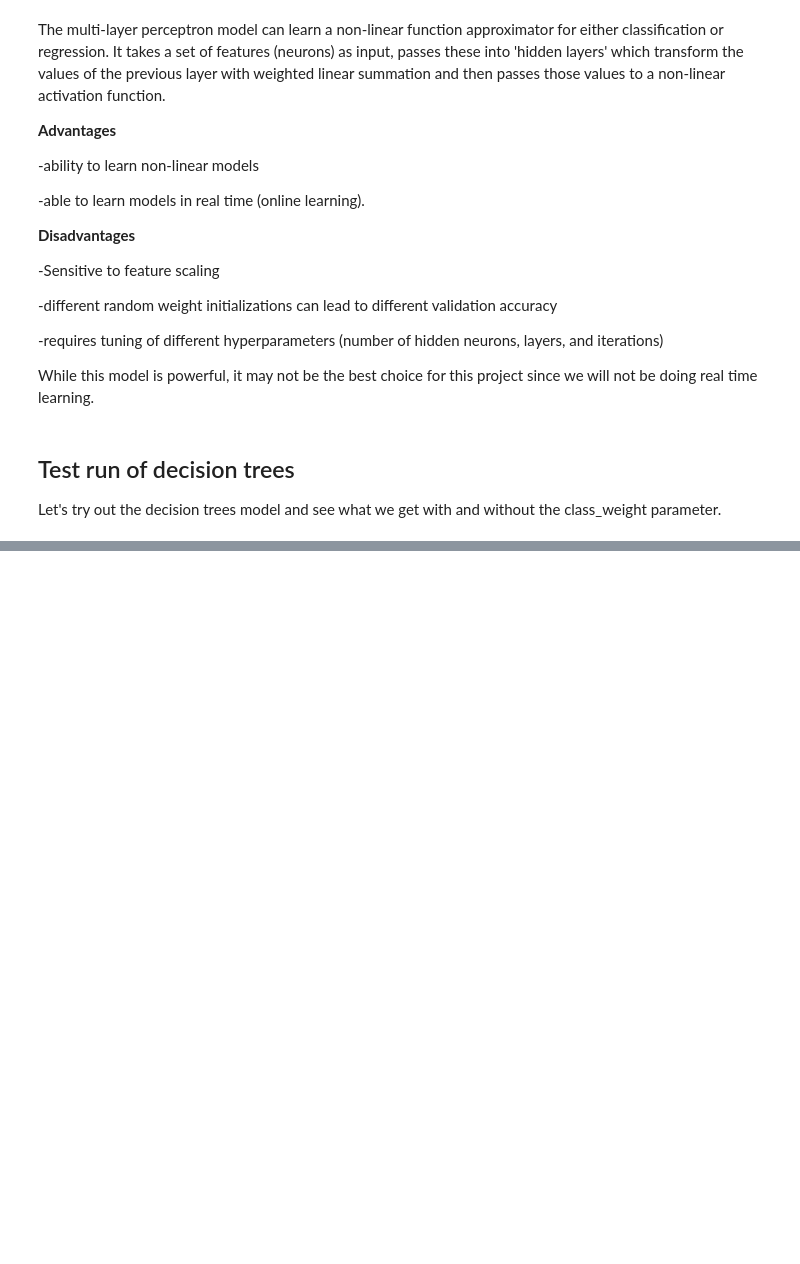
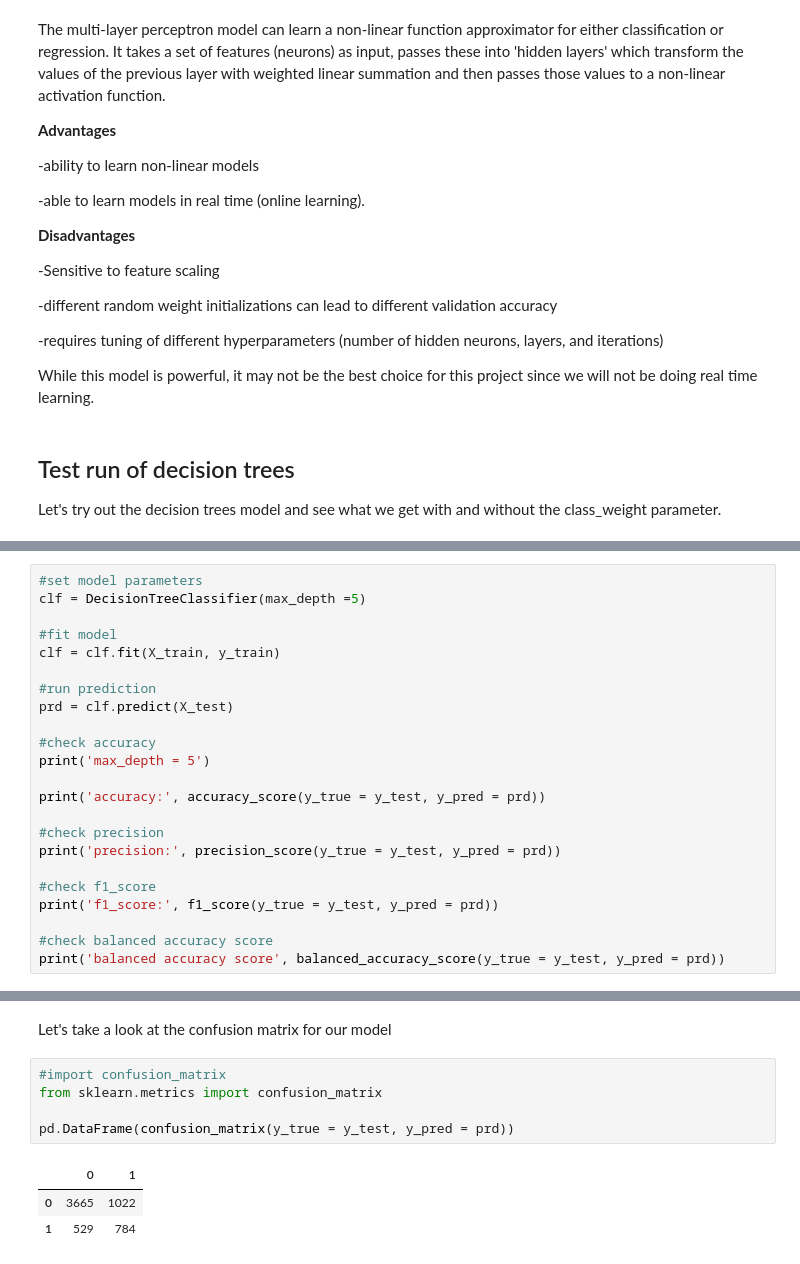
Before and after one commit to coshmeo/springboard, a Jupyter notebook: capstone project 1/capstone project 1.ipynb, the cells around one changed output, grey strips where cells are left out. Drawn from its saved outputs; the diff is of its cells as text; blank space fills up the shorter version.

```diff
--- a/capstone project 1/data overview.ipynb
+++ b/capstone project 1/capstone project 1.ipynb
@@ -2234,0 +2376,23 @@ clf = clf.predict(X_test)
+# %%
+#set model parameters
+clf = DecisionTreeClassifier(max_depth =5)
+
+#fit model
+clf = clf.fit(X_train, y_train)
+
+#run prediction
+prd = clf.predict(X_test)
+
+#check accuracy
+print('max_depth = 5')
+
+print('accuracy:', accuracy_score(y_true = y_test, y_pred = prd))
+
+#check precision
+print('precision:', precision_score(y_true = y_test, y_pred = prd))
+
+#check f1_score
+print('f1_score:', f1_score(y_true = y_test, y_pred = prd))
+
+#check balanced accuracy score
+print('balanced accuracy score', balanced_accuracy_score(y_true = y_test, y_pred = prd))
@@ -2234,0 +2421,11 @@ clf = clf.predict(X_test)
+# %% [markdown]
+Let's take a look at the confusion matrix for our model
+# %%
+#import confusion_matrix
+from sklearn.metrics import confusion_matrix
+
+pd.DataFrame(confusion_matrix(y_true = y_test, y_pred = prd))
+# %% [output]
+|  | 0 | 1 |
+| 0 | 3665 | 1022 |
+| 1 | 529 | 784 |
```
Also changed, not shown: parts of 16 cells of this notebook.
